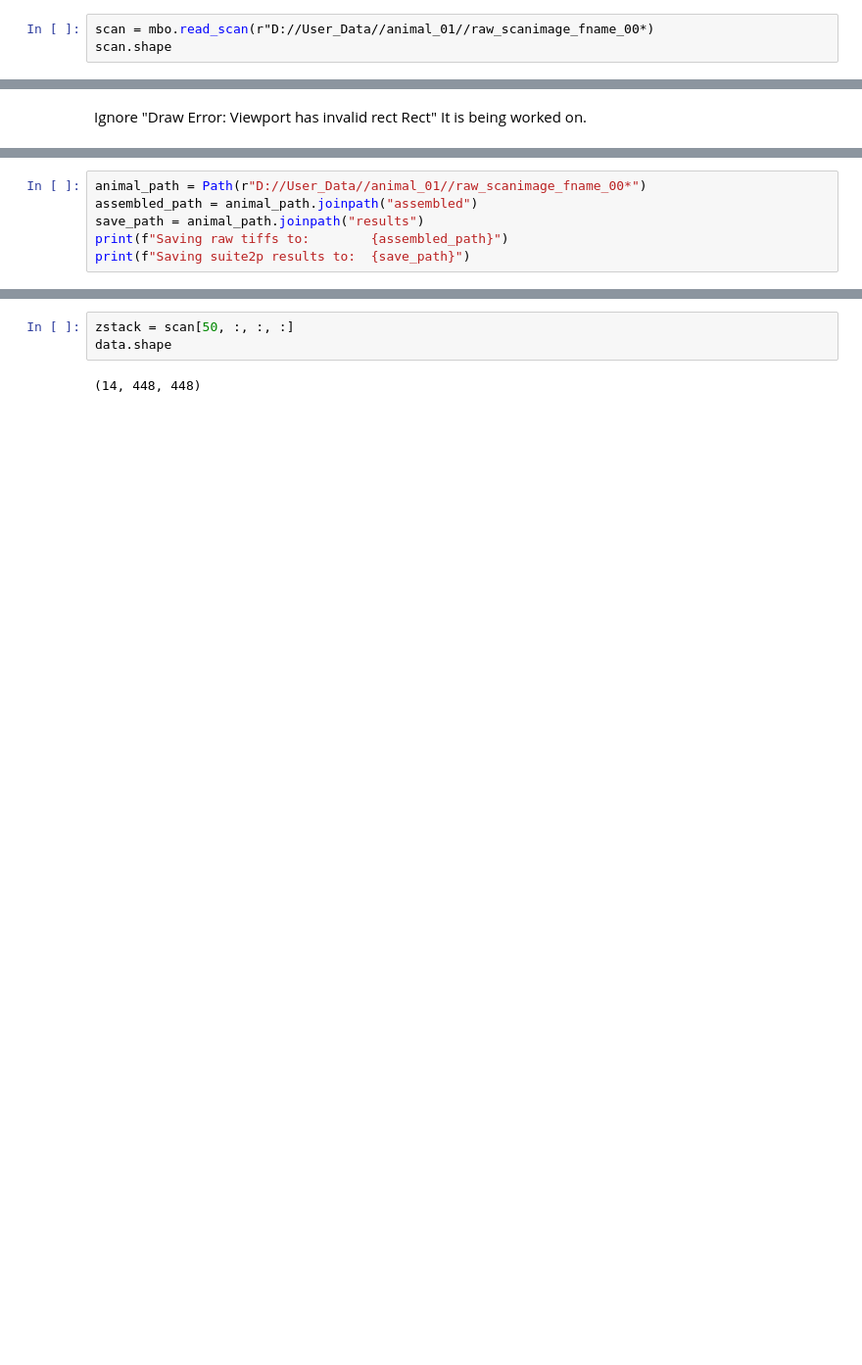
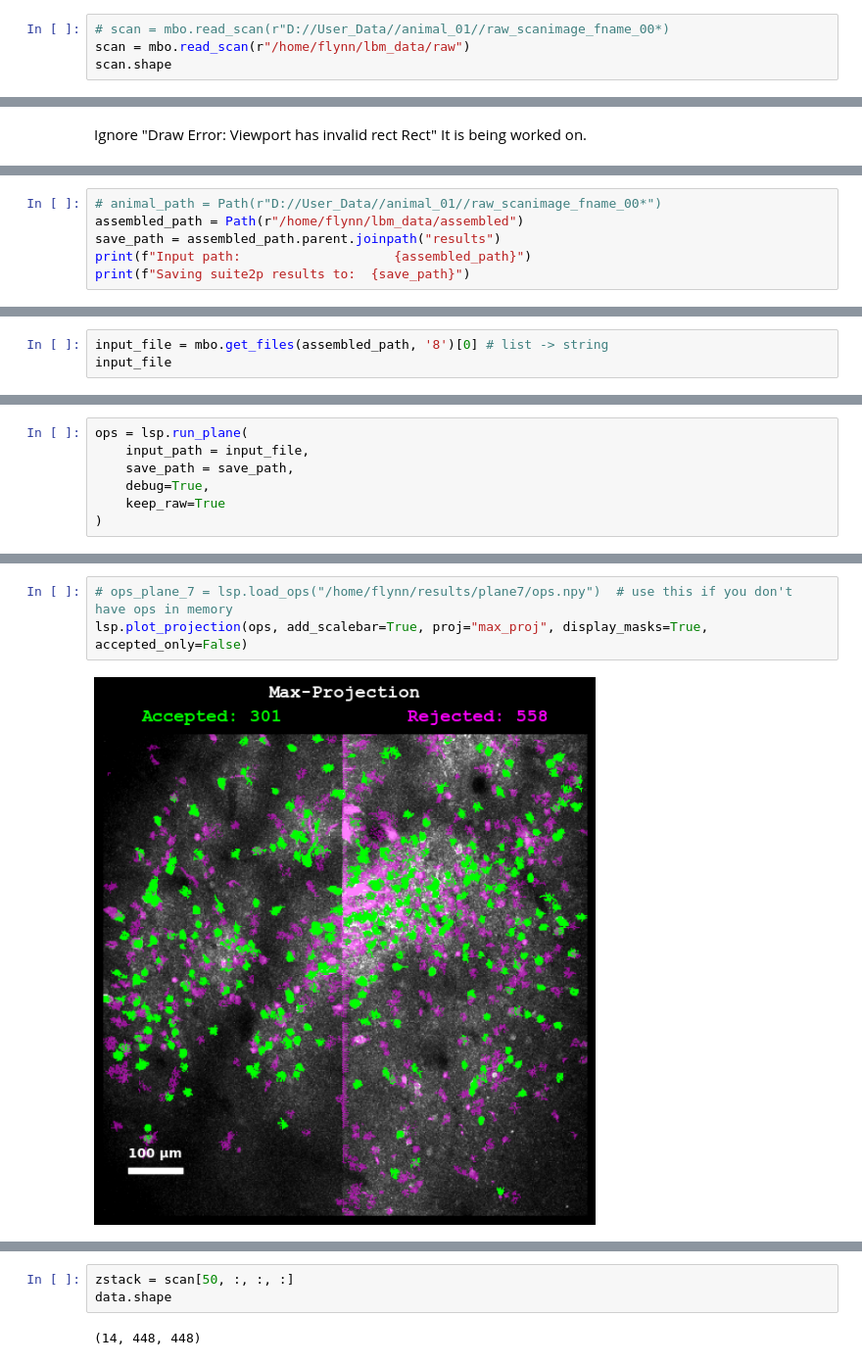
Before and after one commit to MillerBrainObservatory/LBM-Suite2p-Python, a Jupyter notebook: demos/notebooks/examples.ipynb, the cells around one changed output, grey strips where cells are left out. Shown at 98% size. Cells and saved outputs as stored; diff of their text form; blank space fills up the shorter version.

Commit message:
docs: examples using new run_plane

```diff
--- a/demos/notebooks/examples.ipynb
+++ b/demos/notebooks/examples.ipynb
@@ -46,6 +44,7 @@ And returns a `scan` object that can be used like a 4D numpy array [T, Z, X, Y]
 
 This object takes negligible memory until it is indexed `scan[:, 0, :, :] # first z-plane`
 # %%
-scan = mbo.read_scan(r"D://User_Data//animal_01//raw_scanimage_fname_00*)
+# scan = mbo.read_scan(r"D://User_Data//animal_01//raw_scanimage_fname_00*)
+scan = mbo.read_scan(r"/home/flynn/lbm_data/raw")
 scan.shape
 # %% [output]
@@ -82,7 +73,7 @@ Draw error: Validation Error (2)
 # %%
-animal_path = Path(r"D://User_Data//animal_01//raw_scanimage_fname_00*")
-assembled_path = animal_path.joinpath("assembled")
-save_path = animal_path.joinpath("results")
-print(f"Saving raw tiffs to:        {assembled_path}")
+# animal_path = Path(r"D://User_Data//animal_01//raw_scanimage_fname_00*")
+assembled_path = Path(r"/home/flynn/lbm_data/assembled")
+save_path = assembled_path.parent.joinpath("results")
+print(f"Input path:                    {assembled_path}")
 print(f"Saving suite2p results to:  {save_path}")
 # %% [output]
@@ -90,0 +82,3 @@ Saving suite2p results to:  D:\W2_DATA\kbarber\2025-02-27\mk301\results
+# %%
+input_file = mbo.get_files(assembled_path, '8')[0] # list -> string
+input_file
@@ -90,0 +87,7 @@ Saving suite2p results to:  D:\W2_DATA\kbarber\2025-02-27\mk301\results
+# %%
+ops = lsp.run_plane(
+    input_path = input_file,
+    save_path = save_path,
+    debug=True,
+    keep_raw=True
+)
@@ -91,3 +114,8 @@ Saving suite2p results to:  D:\W2_DATA\kbarber\2025-02-27\mk301\results
+# %%
+# ops_plane_7 = lsp.load_ops("/home/flynn/results/plane7/ops.npy")  # use this if you don't have ops in memory
+lsp.plot_projection(ops, add_scalebar=True, proj="max_proj", display_masks=True, accepted_only=False)
+# %% [output]
+[figure, added]
 # %%
 # you can do this too
 #iw = fpl.ImageWidget(data=scan)
```
Also changed, not shown: parts of 12 cells of this notebook.
